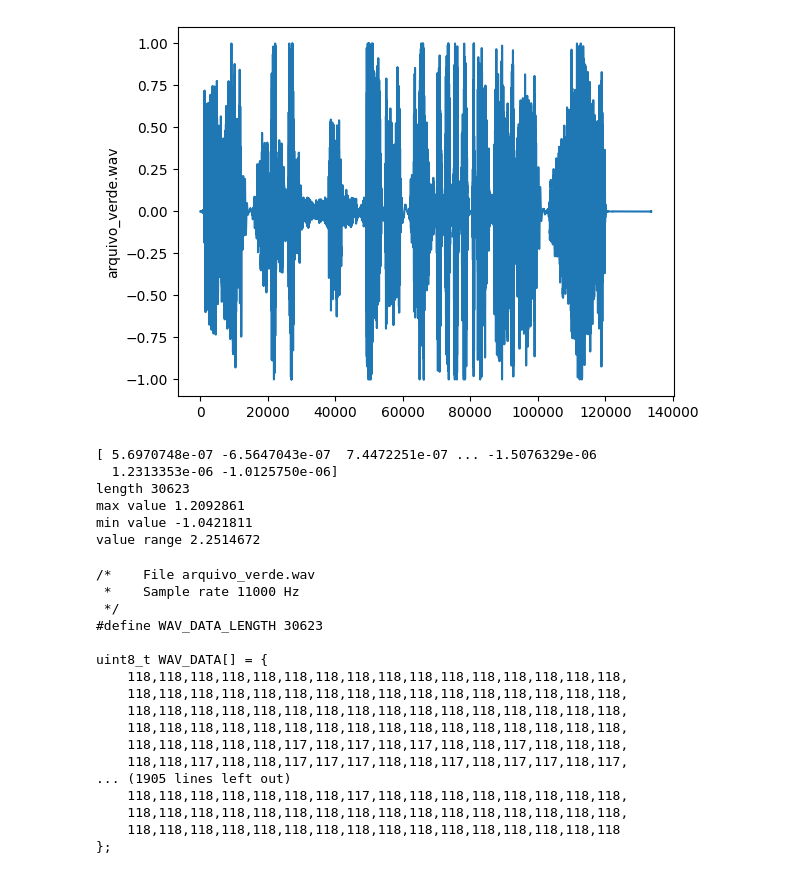
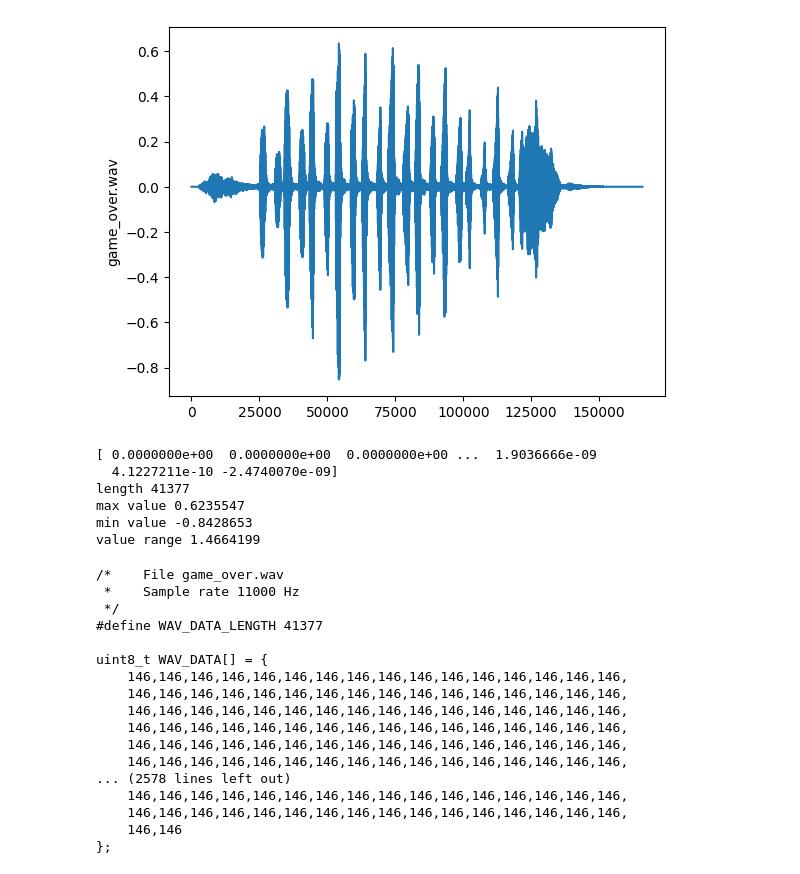
Before and after one commit to insper-classroom/26a-emb-aps-1-strava, a Jupyter notebook: main/Raspberry Pi Pico PWM Wave File Converter.ipynb, the cells around one changed output. Cells and saved outputs as stored; diff of their text form; code cells hidden in the pictures.

```diff
--- a/main/Raspberry Pi Pico PWM Wave File Converter.ipynb
+++ b/main/Raspberry Pi Pico PWM Wave File Converter.ipynb
@@ -1,17 +1,17 @@
 # %%
 import soundfile as sf
 import matplotlib.pyplot as plt
 
-soundfile = 'arquivo_verde.wav'
+soundfile = 'game_over.wav'
 data_in, datasamplerate = sf.read(soundfile)
 # This means stereo so extract one channel 0
 if len(data_in.shape)>1:
     data_in = data_in[:,0]
 plt.plot(data_in)
 plt.ylabel(soundfile)
 plt.show()
 # %% [output]
-[figure, old version]
+[figure, new version]
 # %%
 import samplerate
 converter = 'sinc_best'  # or 'sinc_fastest', ...
@@ -27,12 +27,12 @@ print("min value", min(data_out))
 vrange = (maxValue - minValue)
 print("value range", vrange)
 # %% [output]
-[ 5.6970748e-07 -6.5647043e-07  7.4472251e-07 ... -1.5076329e-06
-  1.2313353e-06 -1.0125750e-06]
-length 30623
-max value 1.2092861
-min value -1.0421811
-value range 2.2514672
+[ 0.0000000e+00  0.0000000e+00  0.0000000e+00 ...  1.9036666e-09
+  4.1227211e-10 -2.4740070e-09]
+length 41377
+max value 0.6235547
+min value -0.8428653
+value range 1.4664199
 # %%
 m68code = "/*    File "+soundfile+ "\r\n *    Sample rate "+str(int(desired_sample_rate)) +" Hz\r\n */\r\n"
 m68code += "#define WAV_DATA_LENGTH "+str(len(data_out))+" \r\n\r\n"
@@ -64,20 +64,20 @@ end_value = int( (firstvalue + lastvalue) / 2)
 m68code+=str(end_value)+'    \r\n};'
 print(m68code)
 # %% [output]
-/*    File arquivo_verde.wav
+/*    File game_over.wav
  *    Sample rate 11000 Hz
  */
-#define WAV_DATA_LENGTH 30623
+#define WAV_DATA_LENGTH 41377
 
 uint8_t WAV_DATA[] = {
-    118,118,118,118,118,118,118,118,118,118,118,118,118,118,118,118,
-    118,118,118,118,118,118,118,118,118,118,118,118,118,118,118,118,
-    118,118,118,118,118,118,118,118,118,118,118,118,118,118,118,118,
-    118,118,118,118,118,118,118,118,118,118,118,118,118,118,118,118,
-    118,118,118,118,118,117,118,117,118,117,118,118,117,118,118,118,
-    118,118,117,118,118,117,117,117,118,118,117,118,117,117,118,117,
-... (1905 lines left out)
-    118,118,118,118,118,118,118,117,118,118,118,118,118,118,118,118,
-    118,118,118,118,118,118,118,118,118,118,118,118,118,118,118,118,
-    118,118,118,118,118,118,118,118,118,118,118,118,118,118,118,118
+    146,146,146,146,146,146,146,146,146,146,146,146,146,146,146,146,
+    146,146,146,146,146,146,146,146,146,146,146,146,146,146,146,146,
+    146,146,146,146,146,146,146,146,146,146,146,146,146,146,146,146,
+    146,146,146,146,146,146,146,146,146,146,146,146,146,146,146,146,
+    146,146,146,146,146,146,146,146,146,146,146,146,146,146,146,146,
+    146,146,146,146,146,146,146,146,146,146,146,146,146,146,146,146,
+... (2578 lines left out)
+    146,146,146,146,146,146,146,146,146,146,146,146,146,146,146,146,
+    146,146,146,146,146,146,146,146,146,146,146,146,146,146,146,146,
+    146,146
 };
```
Also changed, not shown: 8 other files.
